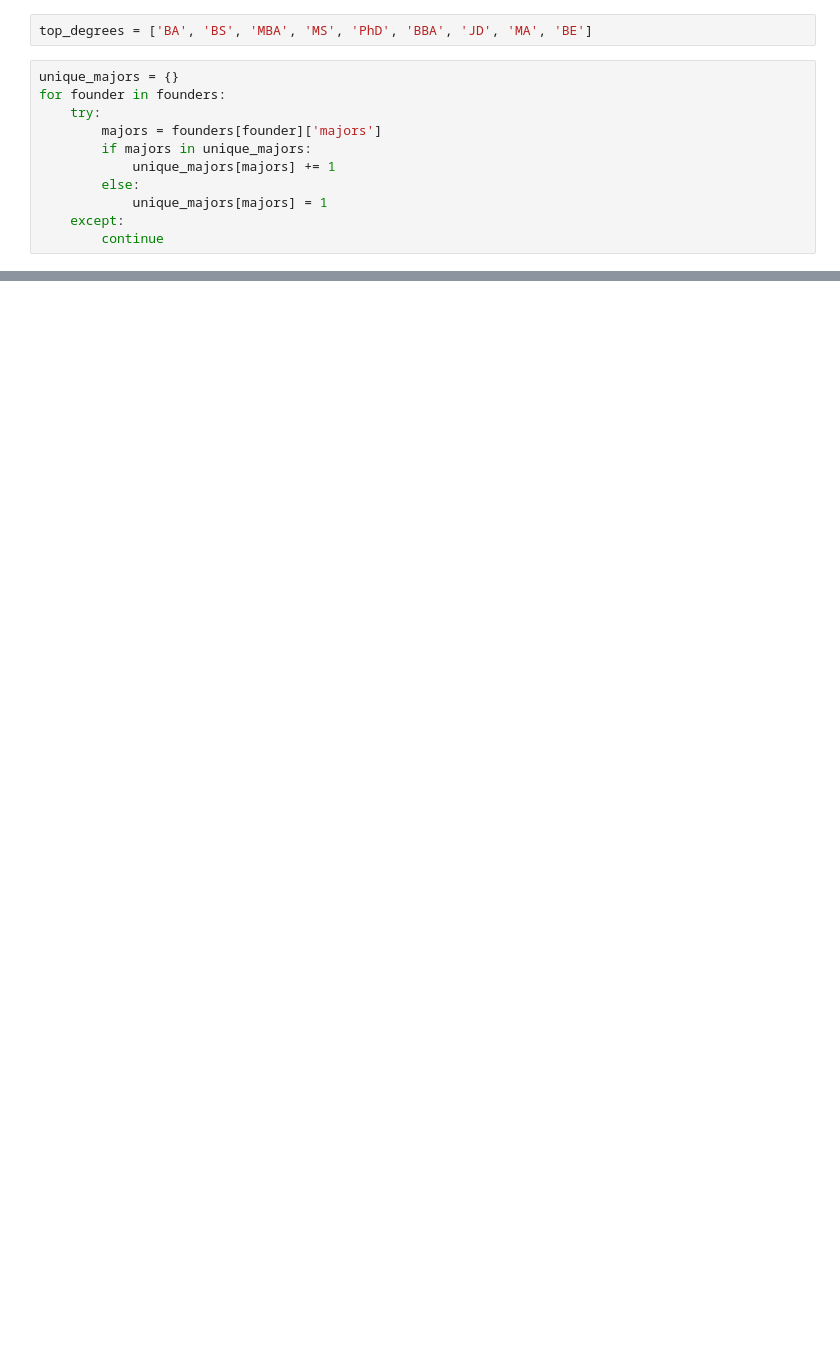
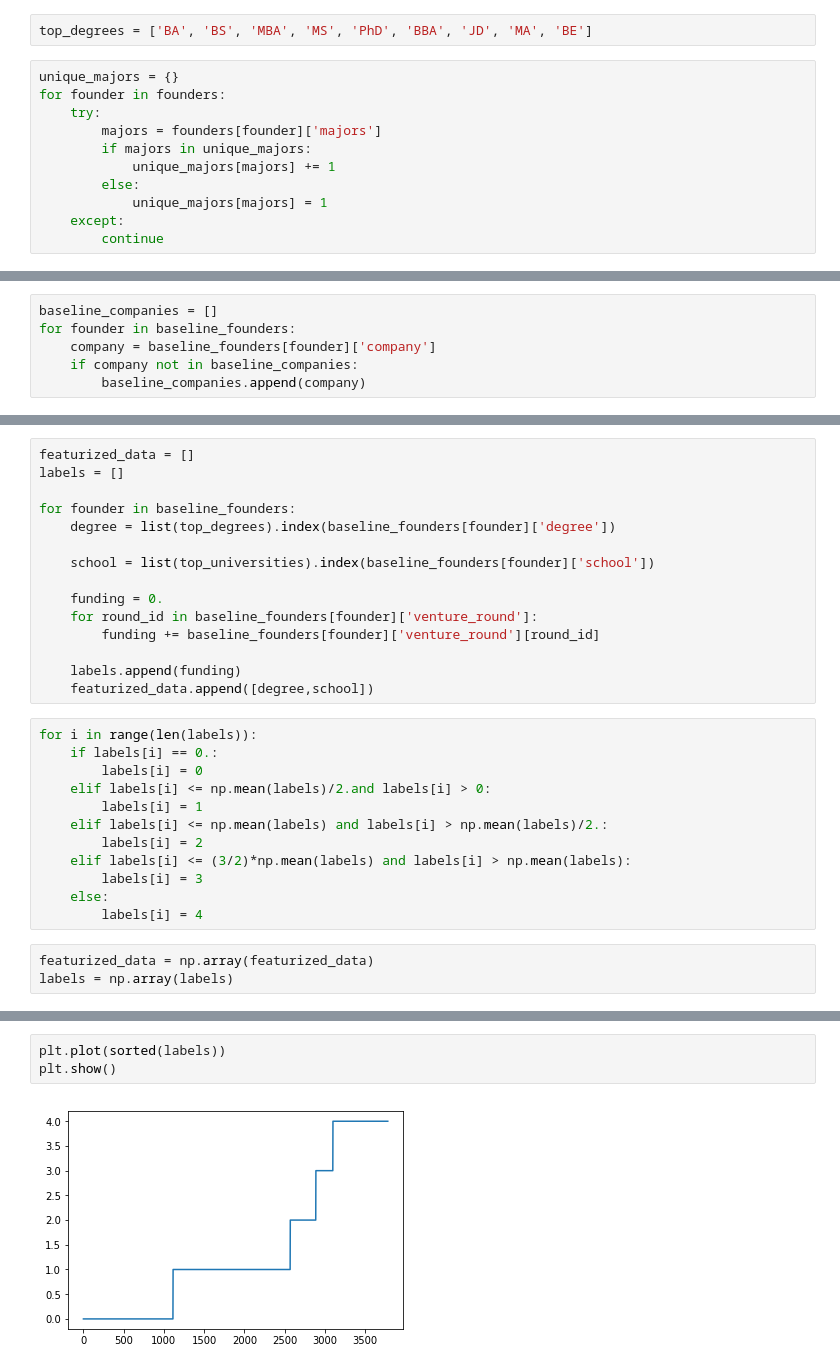
Before and after one commit to utsavvakil/cs5304FinalProject, a Jupyter notebook: DataScience_FinalProject.ipynb, the cells around one changed output, grey strips where cells are left out. Drawn from its saved outputs; the diff is of its cells as text; blank space fills up the shorter version.

Commit message:
Implemented baseline model and scraping off of Wikipedia

```diff
--- a/DataScience_FinalProject.ipynb
+++ b/DataScience_FinalProject.ipynb
@@ -272,0 +380,6 @@ train_universities
+# %%
+baseline_companies = []
+for founder in baseline_founders:
+    company = baseline_founders[founder]['company']
+    if company not in baseline_companies:
+        baseline_companies.append(company)
@@ -272,0 +393,30 @@ train_universities
+# %%
+featurized_data = []
+labels = []
+
+for founder in baseline_founders:
+    degree = list(top_degrees).index(baseline_founders[founder]['degree'])
+
+    school = list(top_universities).index(baseline_founders[founder]['school'])
+
+    funding = 0.
+    for round_id in baseline_founders[founder]['venture_round']:
+        funding += baseline_founders[founder]['venture_round'][round_id]
+
+    labels.append(funding)
+    featurized_data.append([degree,school])
+# %%
+for i in range(len(labels)):
+    if labels[i] == 0.:
+        labels[i] = 0
+    elif labels[i] <= np.mean(labels)/2.and labels[i] > 0:
+        labels[i] = 1
+    elif labels[i] <= np.mean(labels) and labels[i] > np.mean(labels)/2.:
+        labels[i] = 2
+    elif labels[i] <= (3/2)*np.mean(labels) and labels[i] > np.mean(labels):
+        labels[i] = 3
+    else:
+        labels[i] = 4
+# %%
+featurized_data = np.array(featurized_data)
+labels = np.array(labels)
@@ -272,0 +457,5 @@ train_universities
+# %%
+plt.plot(sorted(labels))
+plt.show()
+# %% [output]
+[figure, added]
```
Also changed, not shown: parts of 46 cells of this notebook, 1 other file.
